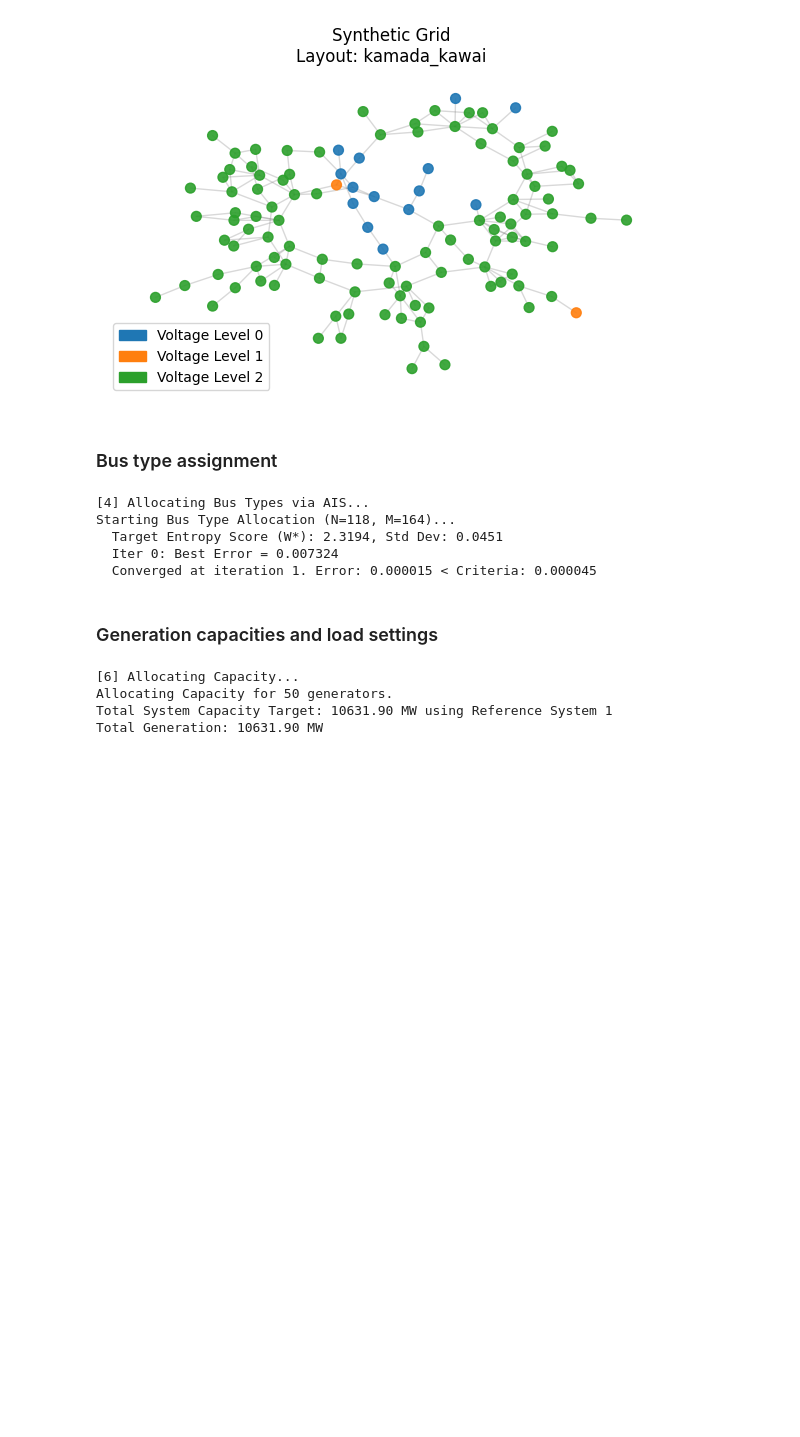
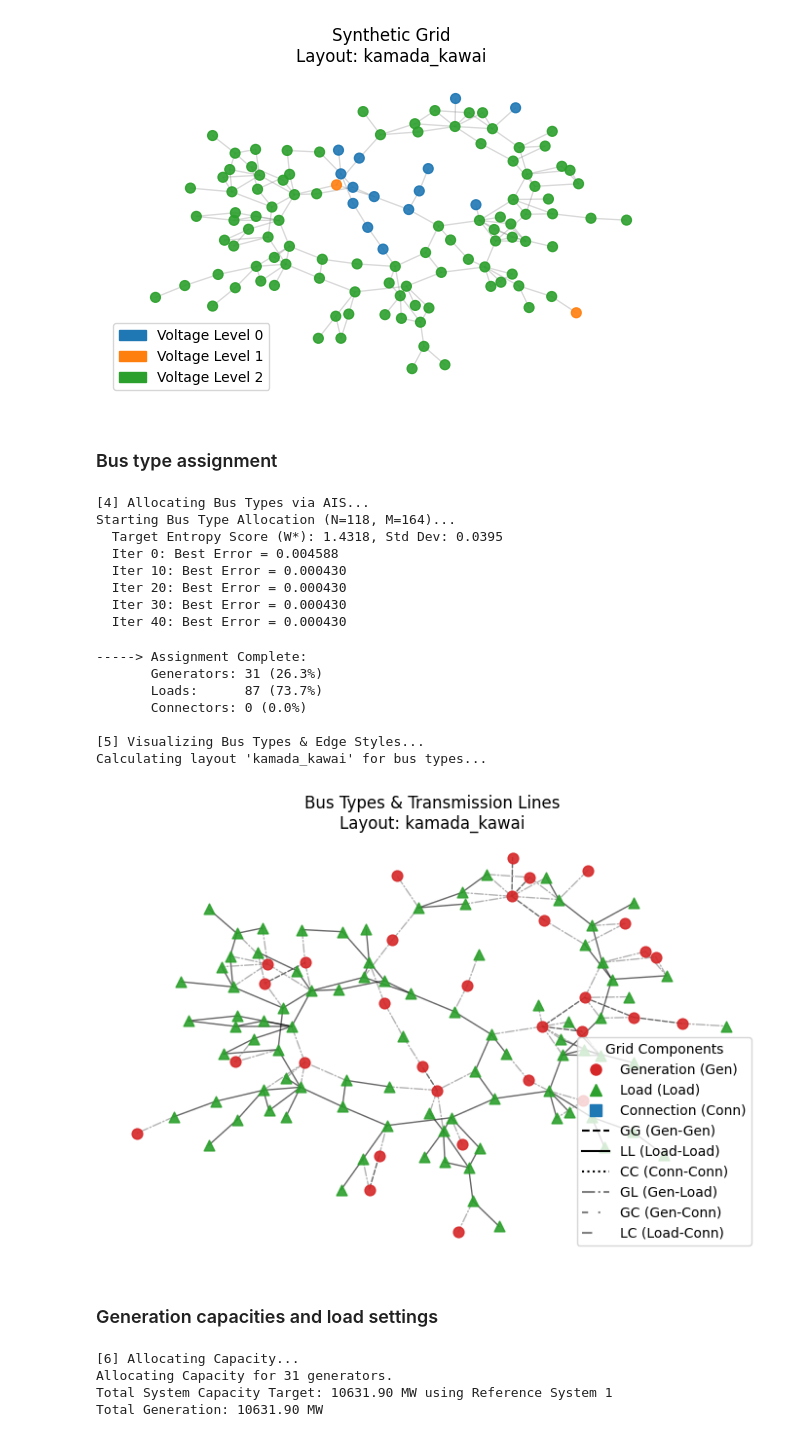
Before and after one commit to cookbook-ms/Chung_Lu_Chain-synthesizer, a Jupyter notebook: examples/ieee_test.ipynb, the cells around one changed output. Cells and saved outputs as stored; diff of their text form; code cells hidden in the pictures; blank space fills up the shorter version.

```diff
--- a/examples/ieee_test.ipynb
+++ b/examples/ieee_test.ipynb
@@ -170,16 +188,48 @@ Calculating layout 'kamada_kawai'...
 # %%
 # 4. Allocate Bus Types
 print("\n[4] Allocating Bus Types via AIS...")
-allocator = BusTypeAllocator(synthetic_graph, entropy_model=0, bus_type_ratio=[46,47,7])
+allocator = BusTypeAllocator(synthetic_graph, entropy_model=0, bus_type_ratio=[20,60,0])
 # The allocator uses the graph size to determine target ratios dynamically
 bus_types = allocator.allocate(max_iter=50)
 nx.set_node_attributes(synthetic_graph, bus_types, name="bus_type")
 # %% [output]
 [4] Allocating Bus Types via AIS...
 Starting Bus Type Allocation (N=118, M=164)...
-  Target Entropy Score (W*): 2.3194, Std Dev: 0.0451
-  Iter 0: Best Error = 0.007324
-  Converged at iteration 1. Error: 0.000015 < Criteria: 0.000045
+  Target Entropy Score (W*): 1.4318, Std Dev: 0.0395
+  Iter 0: Best Error = 0.004588
+  Iter 10: Best Error = 0.000430
+  Iter 20: Best Error = 0.000430
+  Iter 30: Best Error = 0.000430
+  Iter 40: Best Error = 0.000430
+# %%
+from collections import Counter
+
+counts = Counter(bus_types.values())
+total = sum(counts.values())
+print(f"-----> Assignment Complete:")
+print(f"       Generators: {counts['Gen']} ({counts['Gen']/total:.1%})")
+print(f"       Loads:      {counts['Load']} ({counts['Load']/total:.1%})")
+print(f"       Connectors: {counts['Conn']} ({counts['Conn']/total:.1%})")
+
+# --- 5. Bus Type Visualization ---
+print("\n[5] Visualizing Bus Types & Edge Styles...")
+
+# Call the new interactive method
+viz.plot_bus_types(
+    synthetic_graph,
+    layout='kamada_kawai',
+    title="Bus Types & Transmission Lines",
+    figsize=(7,5)
+)
+# %% [output]
+-----> Assignment Complete:
+       Generators: 31 (26.3%)
+       Loads:      87 (73.7%)
+       Connectors: 0 (0.0%)
+
+[5] Visualizing Bus Types & Edge Styles...
+Calculating layout 'kamada_kawai' for bus types...
+[figure, added]
 # %% [markdown]
 ### Generation capacities and load settings
 # %%
@@ -192,7 +242,7 @@ print(f"Total Generation: {total_gen:.2f} MW")
 nx.set_node_attributes(synthetic_graph, capacities, name="pg_max")
 # %% [output]
 [6] Allocating Capacity...
-Allocating Capacity for 50 generators.
+Allocating Capacity for 31 generators.
 Total System Capacity Target: 10631.90 MW using Reference System 1
 Total Generation: 10631.90 MW
 # %%
```
Also changed, not shown: parts of 5 cells of this notebook, 3 other files.
